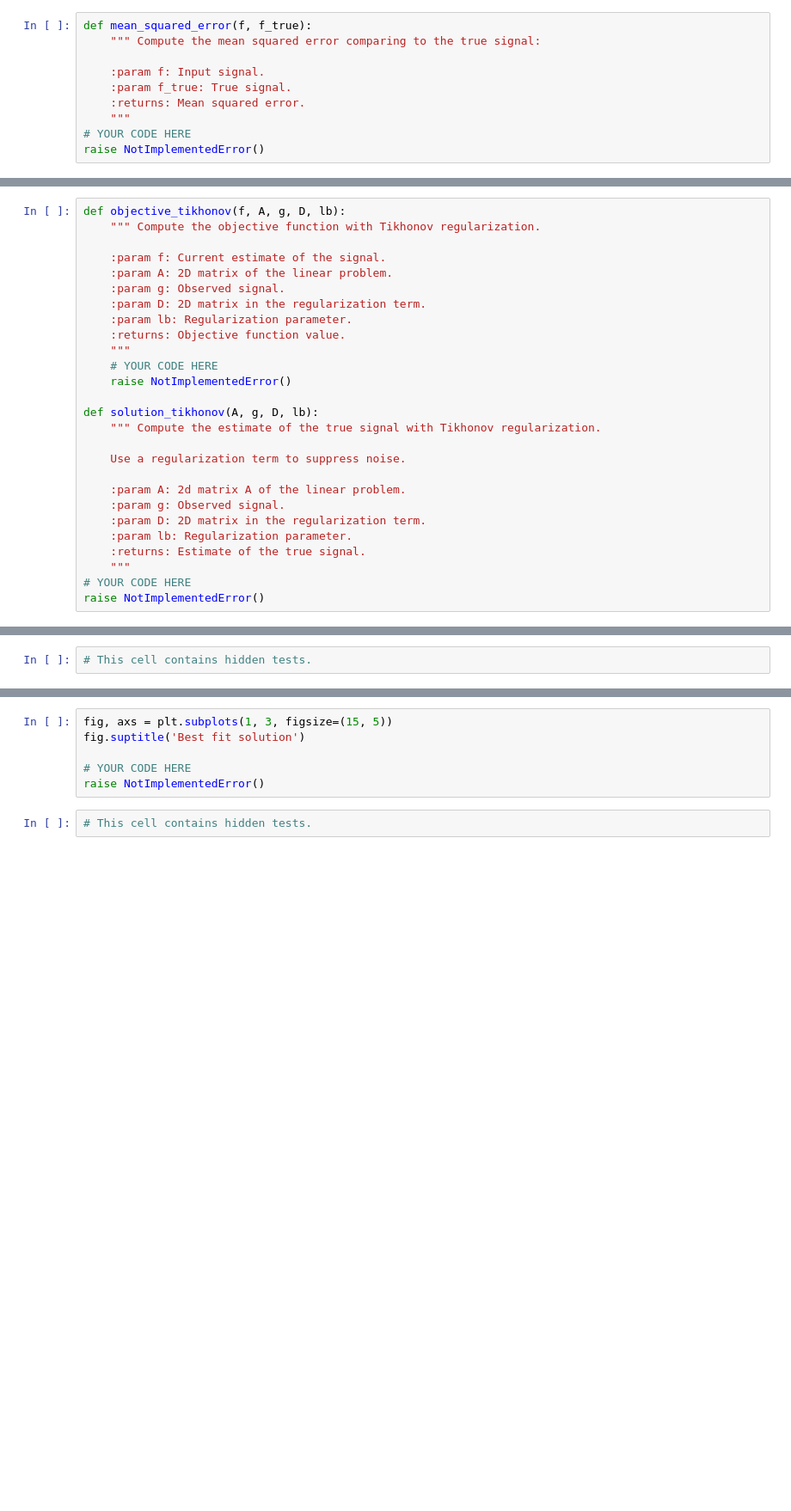
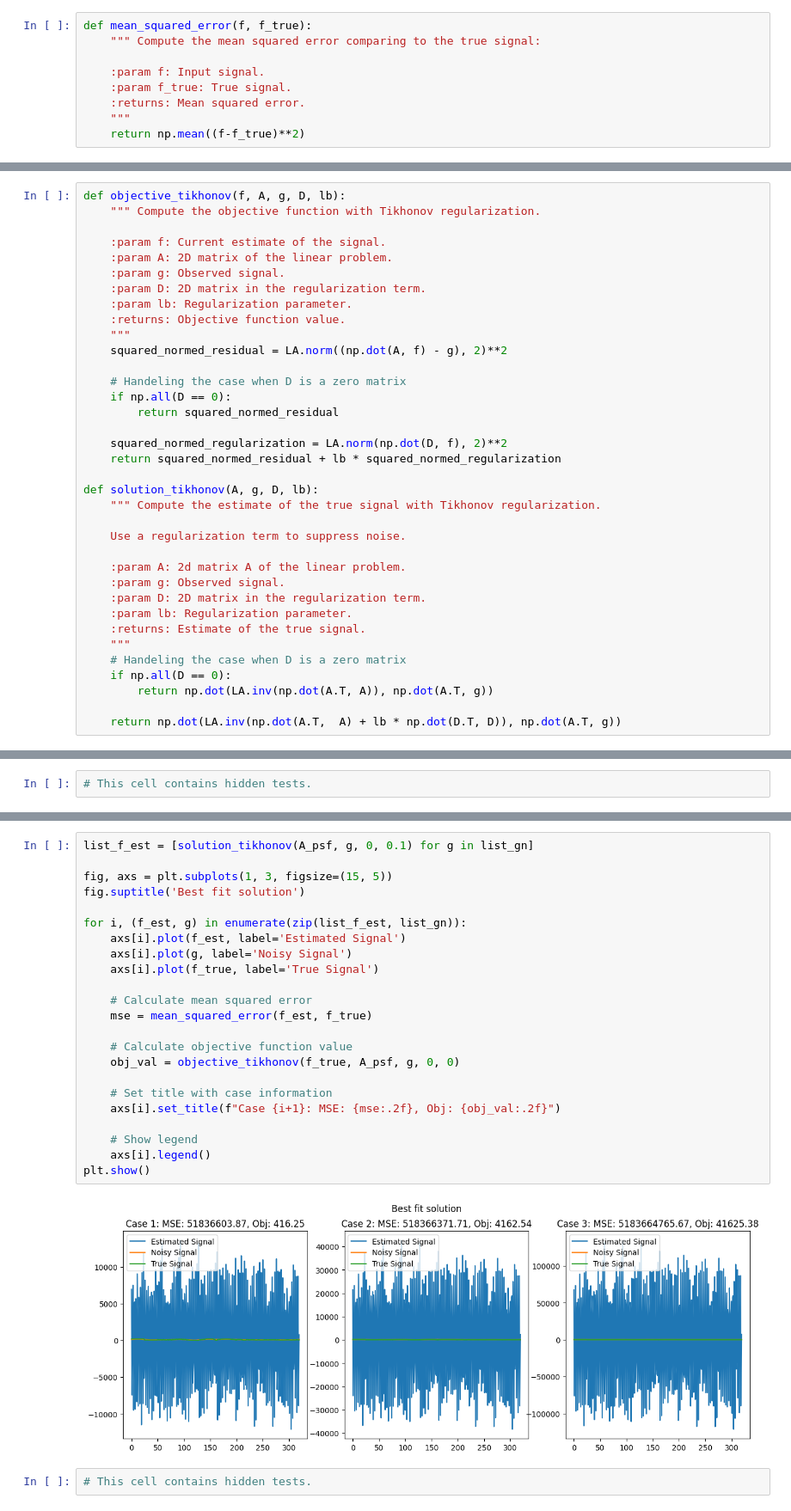
Before and after one commit to markorn-01/Inverse_problem_exercises, a Jupyter notebook: IP_Exercises_s05/IP_Exercises_s05.ipynb, the cells around one changed output, grey strips where cells are left out. Shown at 86% size. Cells and saved outputs as stored; diff of their text form; blank space fills up the shorter version.

```diff
--- a/IP_Exercises_s05/IP_Exercises_s05.ipynb
+++ b/IP_Exercises_s05/IP_Exercises_s05.ipynb
@@ -58,8 +61,7 @@ def mean_squared_error(f, f_true):
     :param f_true: True signal.
     :returns: Mean squared error.
     """
-# YOUR CODE HERE
-raise NotImplementedError()
+    return np.mean((f-f_true)**2)
 # %%
 # This cell contains hidden tests.
 # %% [markdown]
@@ -136,8 +153,14 @@ def objective_tikhonov(f, A, g, D, lb):
     :param lb: Regularization parameter.
     :returns: Objective function value.
     """
-    # YOUR CODE HERE
-    raise NotImplementedError()
+    squared_normed_residual = LA.norm((np.dot(A, f) - g), 2)**2
+
+    # Handeling the case when D is a zero matrix
+    if np.all(D == 0):
+        return squared_normed_residual
+
+    squared_normed_regularization = LA.norm(np.dot(D, f), 2)**2
+    return squared_normed_residual + lb * squared_normed_regularization
 
 def solution_tikhonov(A, g, D, lb):
     """ Compute the estimate of the true signal with Tikhonov regularization.
@@ -150,8 +173,11 @@ def solution_tikhonov(A, g, D, lb):
     :param lb: Regularization parameter.
     :returns: Estimate of the true signal.
     """
-# YOUR CODE HERE
-raise NotImplementedError()
+    # Handeling the case when D is a zero matrix
+    if np.all(D == 0):
+        return np.dot(LA.inv(np.dot(A.T, A)), np.dot(A.T, g))
+
+    return np.dot(LA.inv(np.dot(A.T,  A) + lb * np.dot(D.T, D)), np.dot(A.T, g))
 # %%
 # This cell contains hidden tests.
 # %%
@@ -171,11 +197,30 @@ Display the result
 * Show the mean squared error of each output comparing to `f_true` in the titles to the subplots
 * Show the objective function value of each output in the titles to the subplots
 # %%
+list_f_est = [solution_tikhonov(A_psf, g, 0, 0.1) for g in list_gn]
+
 fig, axs = plt.subplots(1, 3, figsize=(15, 5))
 fig.suptitle('Best fit solution')
 
-# YOUR CODE HERE
-raise NotImplementedError()
+for i, (f_est, g) in enumerate(zip(list_f_est, list_gn)):
+    axs[i].plot(f_est, label='Estimated Signal')
+    axs[i].plot(g, label='Noisy Signal')
+    axs[i].plot(f_true, label='True Signal')
+
+    # Calculate mean squared error
+    mse = mean_squared_error(f_est, f_true)
+
+    # Calculate objective function value
+    obj_val = objective_tikhonov(f_true, A_psf, g, 0, 0)
+
+    # Set title with case information
+    axs[i].set_title(f"Case {i+1}: MSE: {mse:.2f}, Obj: {obj_val:.2f}")
+
+    # Show legend
+    axs[i].legend()
+plt.show()
+# %% [output]
+[figure, added]
 # %%
 # This cell contains hidden tests.
 # %% [markdown]
```
Also changed, not shown: parts of 8 cells of this notebook, 7 other files.
